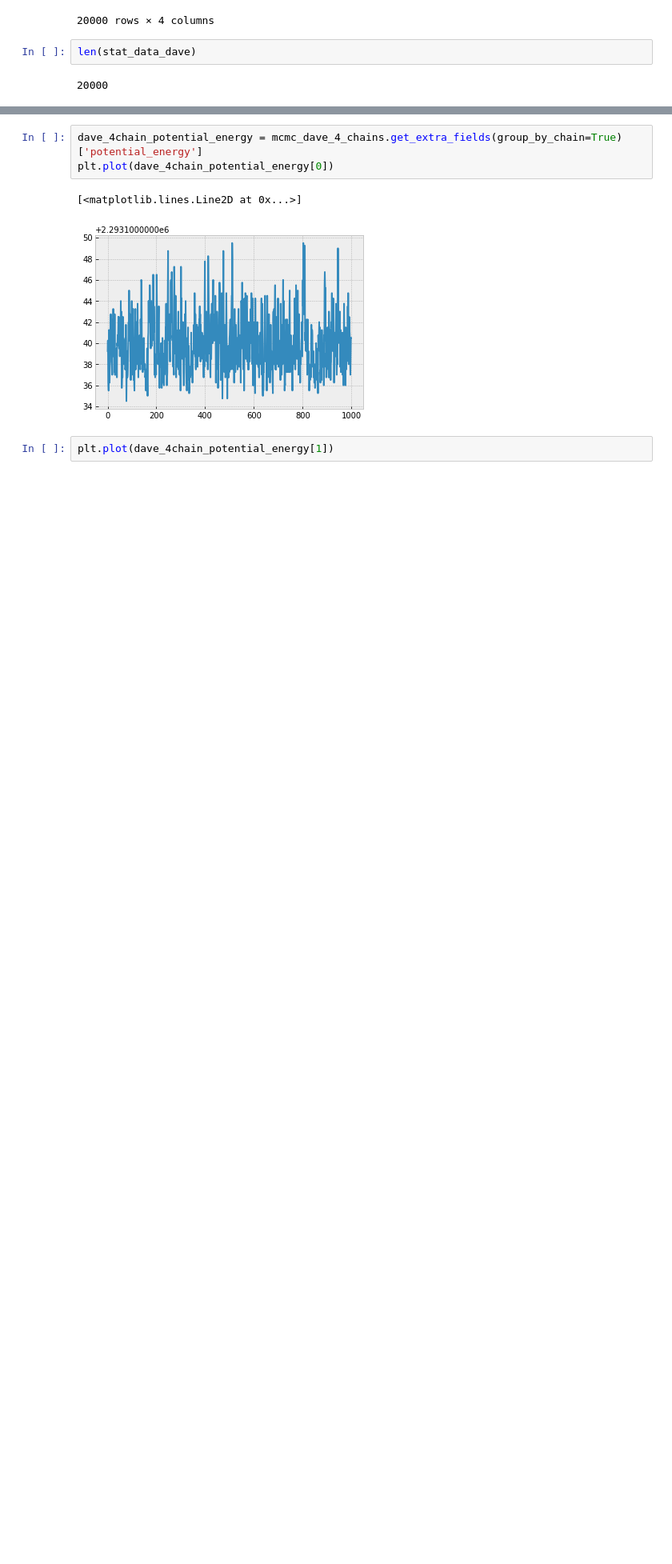
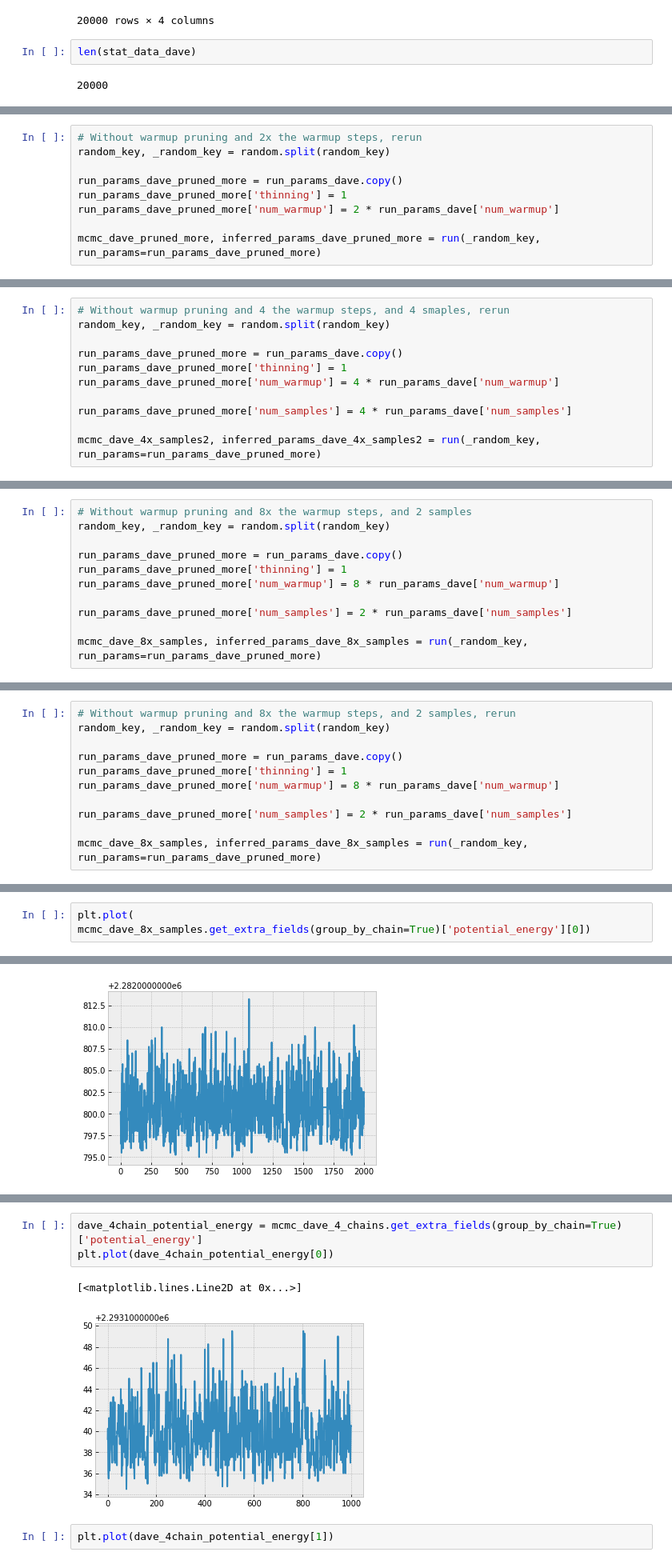
Before and after one commit to akotlar/multivariate-tada, a Jupyter notebook: project/sim5.ipynb, the cells around one changed output, grey strips where cells are left out. Shown at 80% size. Saved outputs shown, nothing was run; the diff lists cells and outputs as text; blank space fills up the shorter version.

```diff
--- a/project/sim5.ipynb
+++ b/project/sim5.ipynb
@@ -294,0 +493,9 @@ inferred stick-breaking weights stdd:  [0.00831207 0.01162398 0.02017878 0.03064
+# %%
+# Without warmup pruning and 2x the warmup steps, rerun
+random_key, _random_key = random.split(random_key)
+
+run_params_dave_pruned_more = run_params_dave.copy()
+run_params_dave_pruned_more['thinning'] = 1
+run_params_dave_pruned_more['num_warmup'] = 2 * run_params_dave['num_warmup']
+
+mcmc_dave_pruned_more, inferred_params_dave_pruned_more = run(_random_key, run_params=run_params_dave_pruned_more)
@@ -294,0 +607,11 @@ inferred stick-breaking weights stdd:  [0.00831207 0.01162398 0.02017878 0.03064
+# %%
+# Without warmup pruning and 4 the warmup steps, and 4 smaples, rerun
+random_key, _random_key = random.split(random_key)
+
+run_params_dave_pruned_more = run_params_dave.copy()
+run_params_dave_pruned_more['thinning'] = 1
+run_params_dave_pruned_more['num_warmup'] = 4 * run_params_dave['num_warmup']
+
+run_params_dave_pruned_more['num_samples'] = 4 * run_params_dave['num_samples']
+
+mcmc_dave_4x_samples2, inferred_params_dave_4x_samples2 = run(_random_key, run_params=run_params_dave_pruned_more)
@@ -294,0 +636,11 @@ inferred stick-breaking weights stdd:  [0.00831207 0.01162398 0.02017878 0.03064
+# %%
+# Without warmup pruning and 8x the warmup steps, and 2 samples
+random_key, _random_key = random.split(random_key)
+
+run_params_dave_pruned_more = run_params_dave.copy()
+run_params_dave_pruned_more['thinning'] = 1
+run_params_dave_pruned_more['num_warmup'] = 8 * run_params_dave['num_warmup']
+
+run_params_dave_pruned_more['num_samples'] = 2 * run_params_dave['num_samples']
+
+mcmc_dave_8x_samples, inferred_params_dave_8x_samples = run(_random_key, run_params=run_params_dave_pruned_more)
@@ -294,0 +665,11 @@ inferred stick-breaking weights stdd:  [0.00831207 0.01162398 0.02017878 0.03064
+# %%
+# Without warmup pruning and 8x the warmup steps, and 2 samples, rerun
+random_key, _random_key = random.split(random_key)
+
+run_params_dave_pruned_more = run_params_dave.copy()
+run_params_dave_pruned_more['thinning'] = 1
+run_params_dave_pruned_more['num_warmup'] = 8 * run_params_dave['num_warmup']
+
+run_params_dave_pruned_more['num_samples'] = 2 * run_params_dave['num_samples']
+
+mcmc_dave_8x_samples, inferred_params_dave_8x_samples = run(_random_key, run_params=run_params_dave_pruned_more)
@@ -294,0 +694,4 @@ inferred stick-breaking weights stdd:  [0.00831207 0.01162398 0.02017878 0.03064
+# %%
+plt.plot(
+mcmc_dave_8x_samples.get_extra_fields(group_by_chain=True)['potential_energy'][0])
+# %% [output]
@@ -294,0 +699 @@ inferred stick-breaking weights stdd:  [0.00831207 0.01162398 0.02017878 0.03064
+[figure, added]
```
Also changed, not shown: parts of 93 cells of this notebook, 4 other files.
